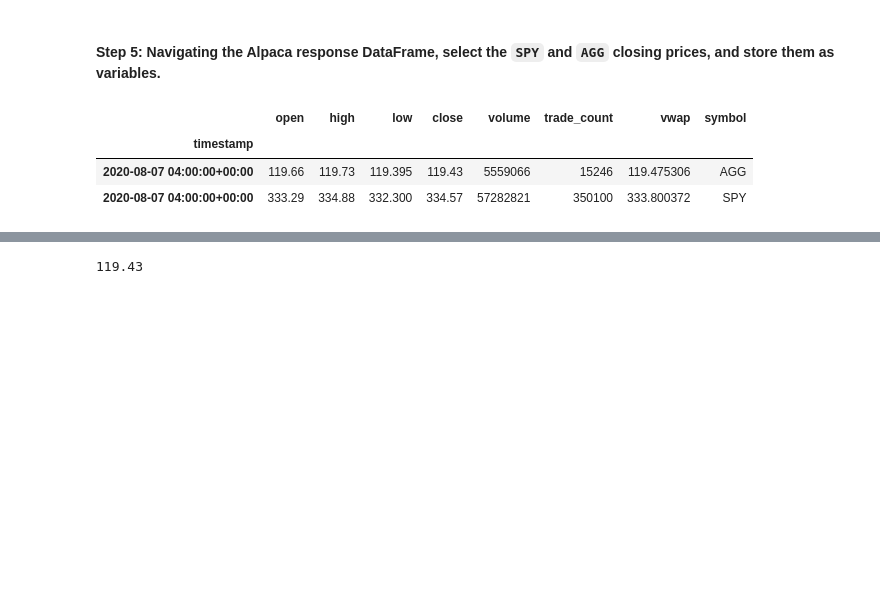
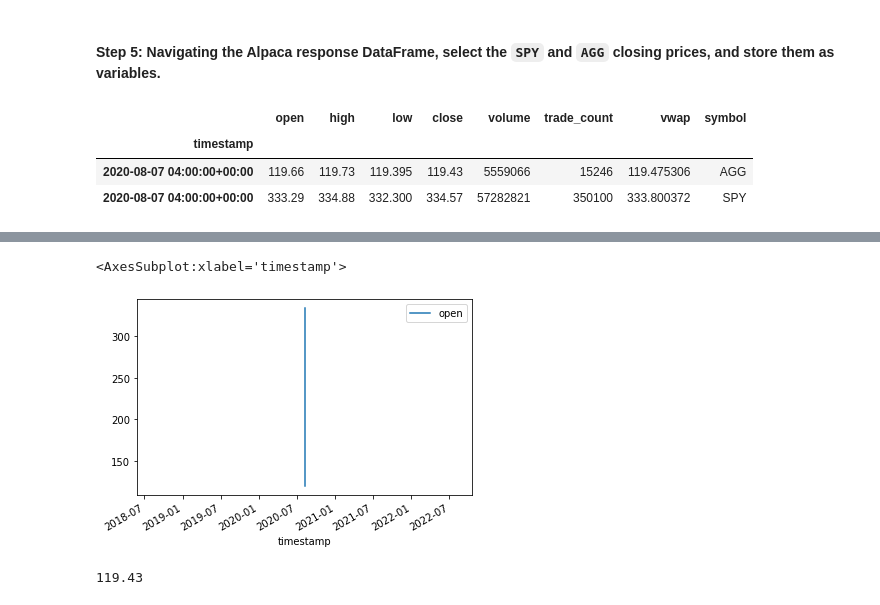
Before and after one commit to Lightboy6/mod5, a Jupyter notebook: financial_planning_tools.ipynb, the cells around one changed output, grey strips where cells are left out. Drawn from its saved outputs; the diff is of its cells as text; code cells hidden in the pictures; blank space fills up the shorter version.

```diff
--- a/financial_planning_tools.ipynb
+++ b/financial_planning_tools.ipynb
@@ -282,3 +287,8 @@ open_df
+# %%
+open_df.plot()
+# %% [output]
+<AxesSubplot:xlabel='timestamp'>
+[figure, added]
 # %%
 # Access the closing price for AGG from the Alpaca DataFrame
 # Converting the value to a floating point number
```
Also changed, not shown: parts of 1 cell of this notebook.
